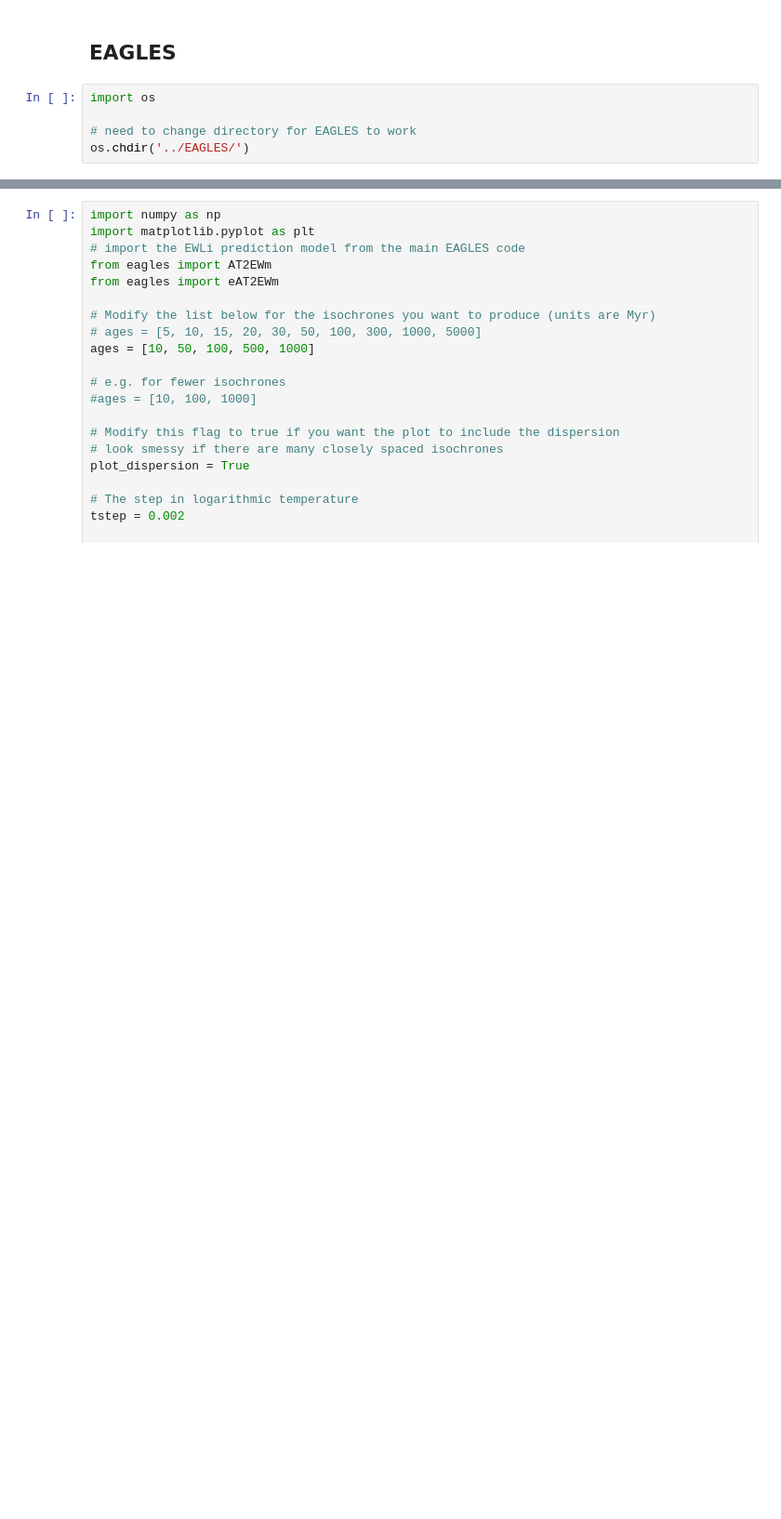
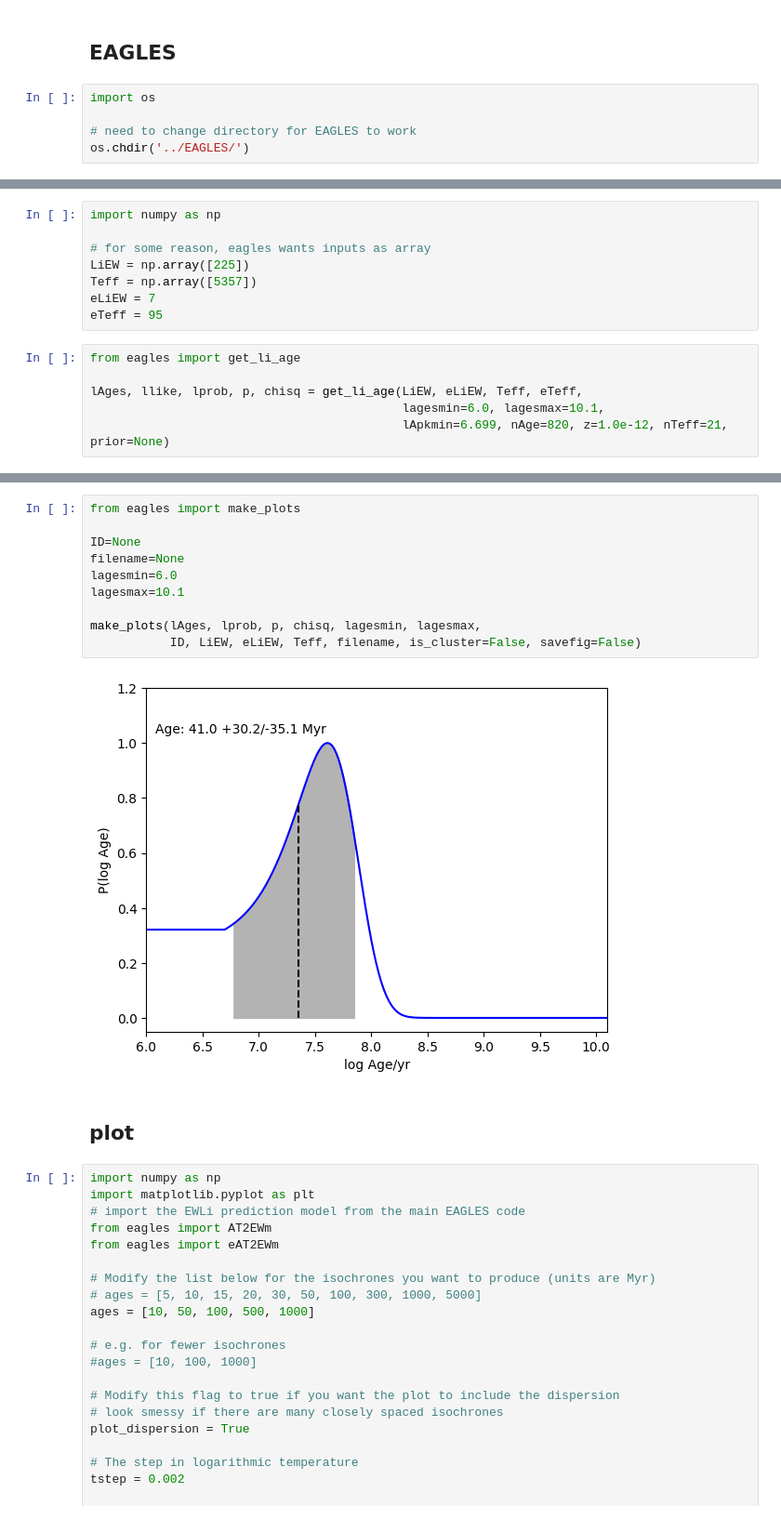
Before and after one commit to jpdeleon/kenmon2024, a Jupyter notebook: notebooks/code_eagles.ipynb, the cells around one changed output, grey strips where cells are left out. Shown at 93% size. Saved outputs shown, nothing was run; the diff lists cells and outputs as text; blank space fills up the shorter version.

```diff
--- a/notebooks/code_eagles.ipynb
+++ b/notebooks/code_eagles.ipynb
@@ -68,0 +71,14 @@ os.chdir('../EAGLES/')
+# %%
+import numpy as np
+
+# for some reason, eagles wants inputs as array
+LiEW = np.array([225])
+Teff = np.array([5357])
+eLiEW = 7
+eTeff = 95
+# %%
+from eagles import get_li_age
+
+lAges, llike, lprob, p, chisq = get_li_age(LiEW, eLiEW, Teff, eTeff,
+                                           lagesmin=6.0, lagesmax=10.1,
+                                           lApkmin=6.699, nAge=820, z=1.0e-12, nTeff=21, prior=None)
@@ -69,3 +99,17 @@ os.chdir('../EAGLES/')
+# %%
+from eagles import make_plots
+
+ID=None
+filename=None
+lagesmin=6.0
+lagesmax=10.1
+
+make_plots(lAges, lprob, p, chisq, lagesmin, lagesmax,
+           ID, LiEW, eLiEW, Teff, filename, is_cluster=False, savefig=False)
+# %% [output]
+[figure, added]
+# %% [markdown]
+## plot
 # %%
 import numpy as np
 import matplotlib.pyplot as plt
```
Also changed, not shown: parts of 4 cells of this notebook, 18 other files.
